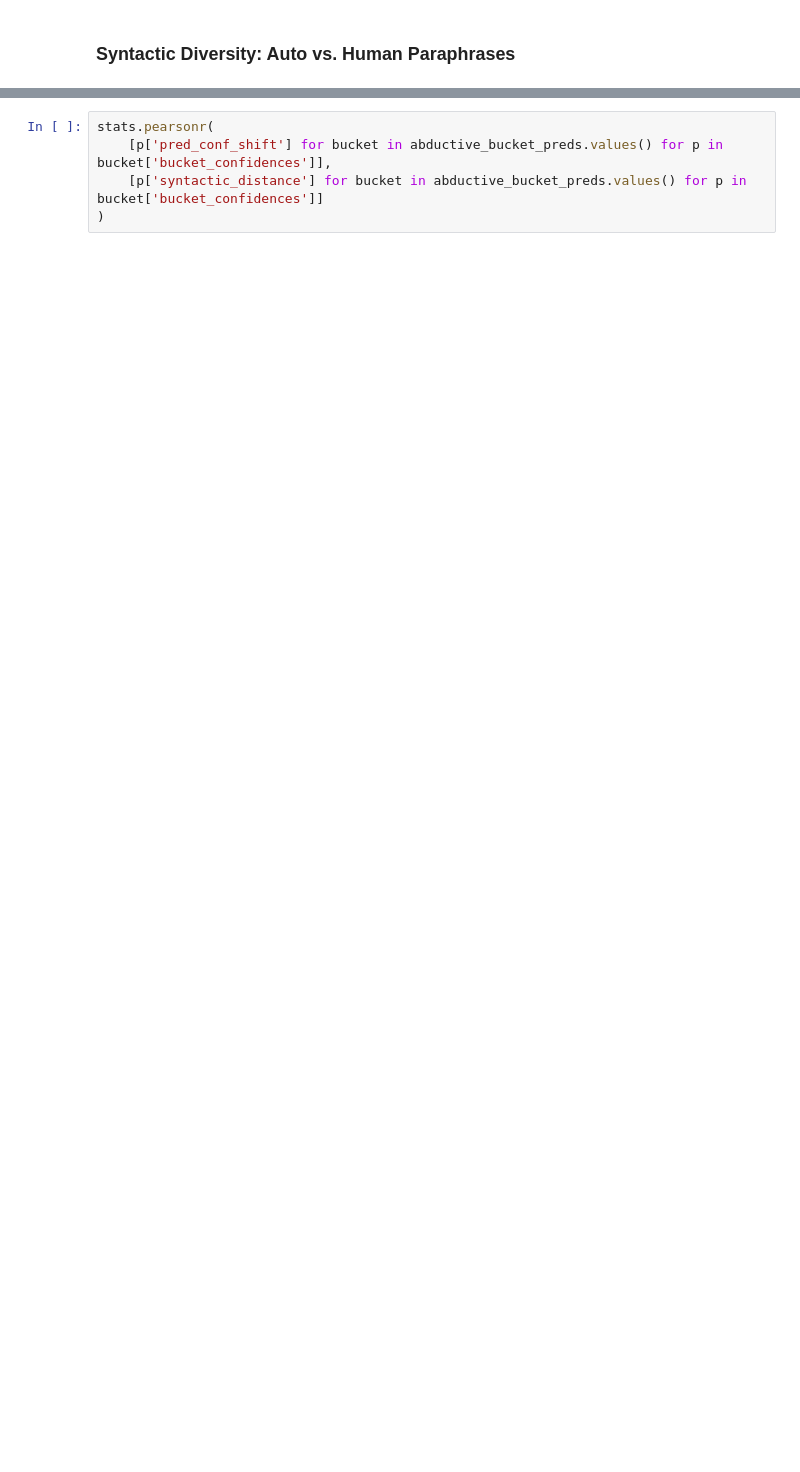
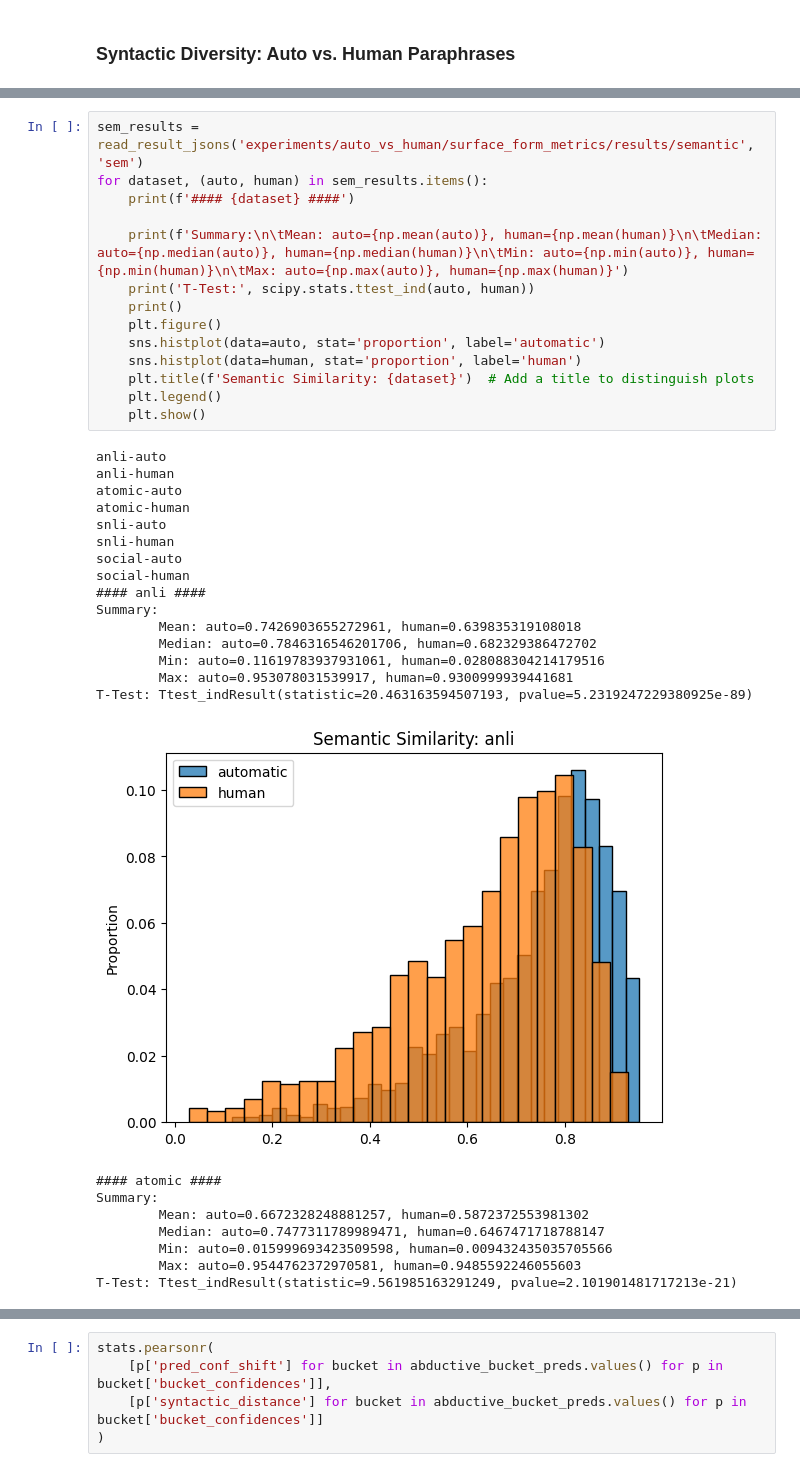
Before and after one commit to nehasrikn/paraphrase-nlu-internal, a Jupyter notebook: experiments/auto_vs_human/surface_form_metrics/surface_form.ipynb, the cells around one changed output, grey strips where cells are left out. Cells and saved outputs as stored; diff of their text form; blank space fills up the shorter version.

```diff
--- a/experiments/auto_vs_human/surface_form_metrics/surface_form.ipynb
+++ b/experiments/auto_vs_human/surface_form_metrics/surface_form.ipynb
@@ -57,0 +147,38 @@ for dataset, (auto, human) in syn_results.items():
+# %%
+sem_results = read_result_jsons('experiments/auto_vs_human/surface_form_metrics/results/semantic', 'sem')
+for dataset, (auto, human) in sem_results.items():
+    print(f'#### {dataset} ####')
+
+    print(f'Summary:\n\tMean: auto={np.mean(auto)}, human={np.mean(human)}\n\tMedian: auto={np.median(auto)}, human={np.median(human)}\n\tMin: auto={np.min(auto)}, human={np.min(human)}\n\tMax: auto={np.max(auto)}, human={np.max(human)}')
+    print('T-Test:', scipy.stats.ttest_ind(auto, human))
+    print()
+    plt.figure()
+    sns.histplot(data=auto, stat='proportion', label='automatic')
+    sns.histplot(data=human, stat='proportion', label='human')
+    plt.title(f'Semantic Similarity: {dataset}')  # Add a title to distinguish plots
+    plt.legend()
+    plt.show()
+# %% [output]
+anli-auto
+anli-human
+atomic-auto
+atomic-human
+snli-auto
+snli-human
+social-auto
+social-human
+#### anli ####
+Summary:
+        Mean: auto=0.7426903655272961, human=0.639835319108018
+        Median: auto=0.7846316546201706, human=0.682329386472702
+        Min: auto=0.11619783937931061, human=0.028088304214179516
+        Max: auto=0.953078031539917, human=0.9300999939441681
+T-Test: Ttest_indResult(statistic=20.463163594507193, pvalue=5.2319247229380925e-89)
+[figure, added]
+#### atomic ####
+Summary:
+        Mean: auto=0.6672328248881257, human=0.5872372553981302
+        Median: auto=0.7477311789989471, human=0.6467471718788147
+        Min: auto=0.015999693423509598, human=0.009432435035705566
+        Max: auto=0.9544762372970581, human=0.9485592246055603
+T-Test: Ttest_indResult(statistic=9.561985163291249, pvalue=2.101901481717213e-21)
```
Also changed, not shown: parts of 5 cells of this notebook, 25 other files.
